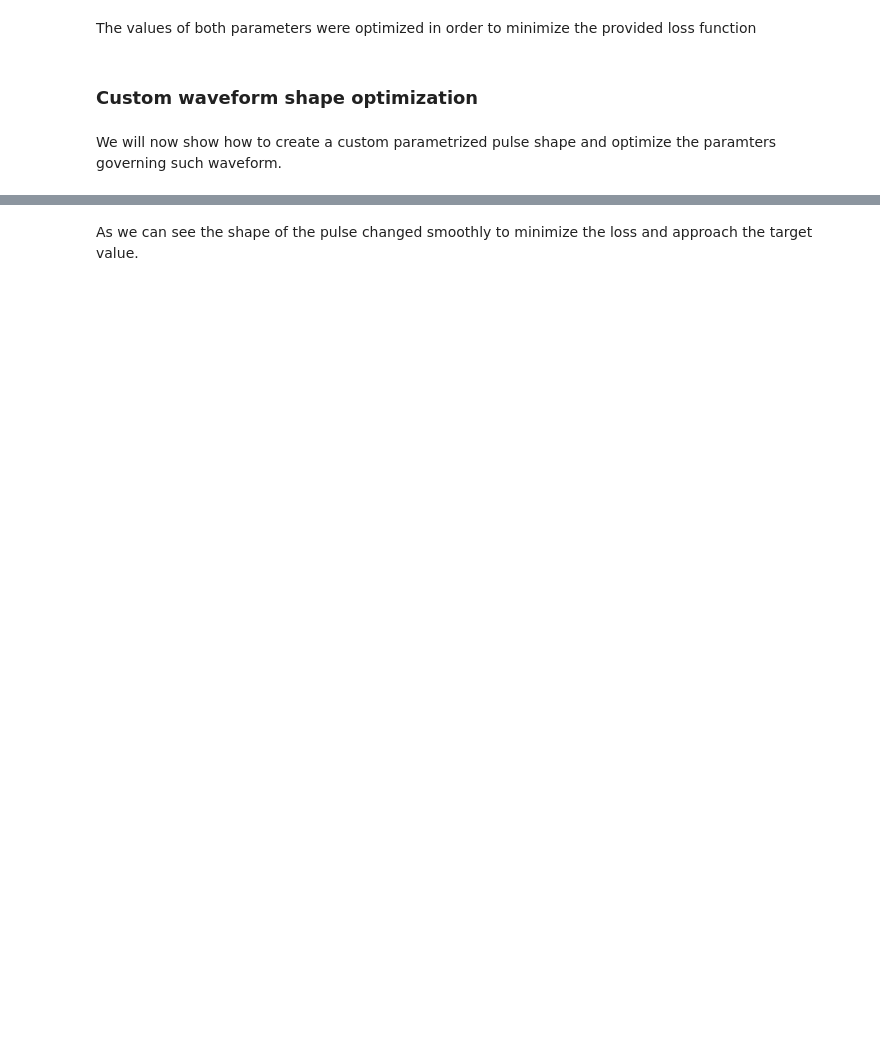
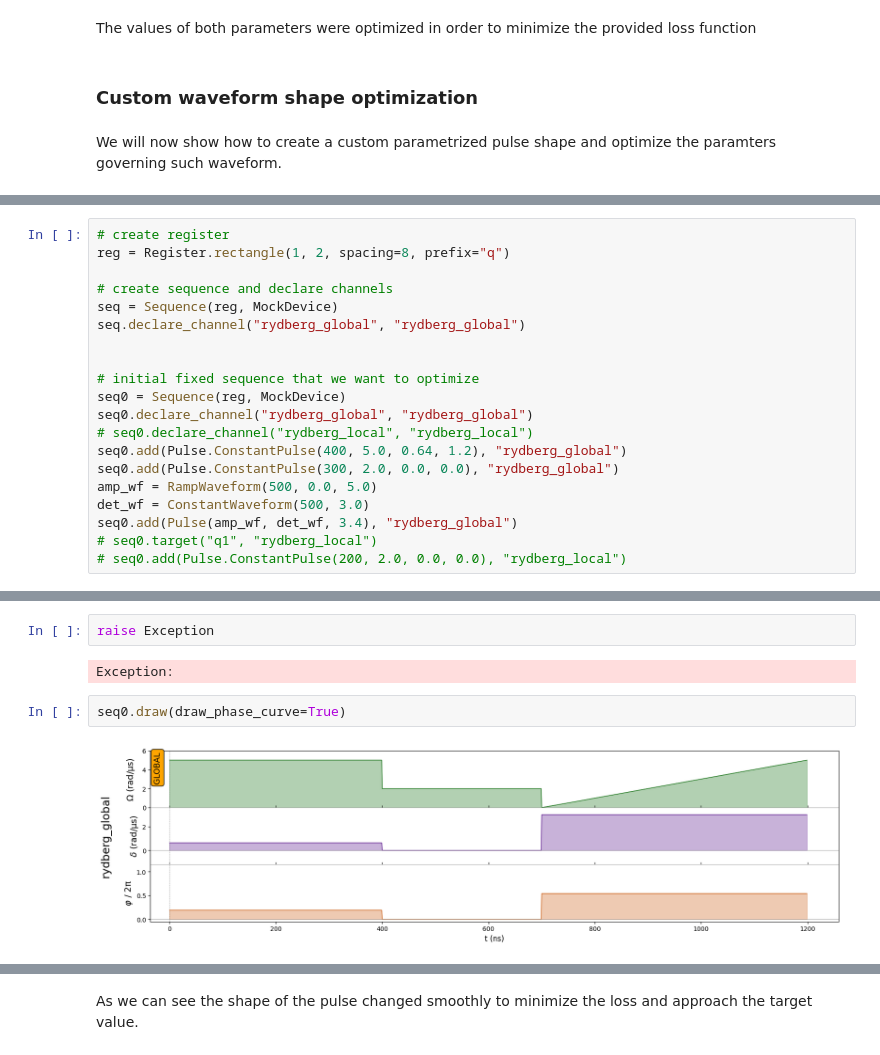
Before and after one commit to pasqal-io/pulser-diff, a Jupyter notebook: tutorials/pulse_optimization.ipynb, the cells around one changed output, grey strips where cells are left out. Saved outputs shown, nothing was run; the diff lists cells and outputs as text; blank space fills up the shorter version.

```diff
--- a/tutorials/pulse_optimization.ipynb
+++ b/tutorials/pulse_optimization.ipynb
@@ -162,0 +107,20 @@ for t in range(duration):
+# %%
+# create register
+reg = Register.rectangle(1, 2, spacing=8, prefix="q")
+
+# create sequence and declare channels
+seq = Sequence(reg, MockDevice)
+seq.declare_channel("rydberg_global", "rydberg_global")
+
+
+# initial fixed sequence that we want to optimize
+seq0 = Sequence(reg, MockDevice)
+seq0.declare_channel("rydberg_global", "rydberg_global")
+# seq0.declare_channel("rydberg_local", "rydberg_local")
+seq0.add(Pulse.ConstantPulse(400, 5.0, 0.64, 1.2), "rydberg_global")
+seq0.add(Pulse.ConstantPulse(300, 2.0, 0.0, 0.0), "rydberg_global")
+amp_wf = RampWaveform(500, 0.0, 5.0)
+det_wf = ConstantWaveform(500, 3.0)
+seq0.add(Pulse(amp_wf, det_wf, 3.4), "rydberg_global")
+# seq0.target("q1", "rydberg_local")
+# seq0.add(Pulse.ConstantPulse(200, 2.0, 0.0, 0.0), "rydberg_local")
@@ -182,0 +407,8 @@ Stored calls
+# %%
+raise Exception
+# %% [output]
+Exception:
+# %%
+seq0.draw(draw_phase_curve=True)
+# %% [output]
+[figure, added]
```
Also changed, not shown: parts of 43 cells of this notebook, 5 other files.
